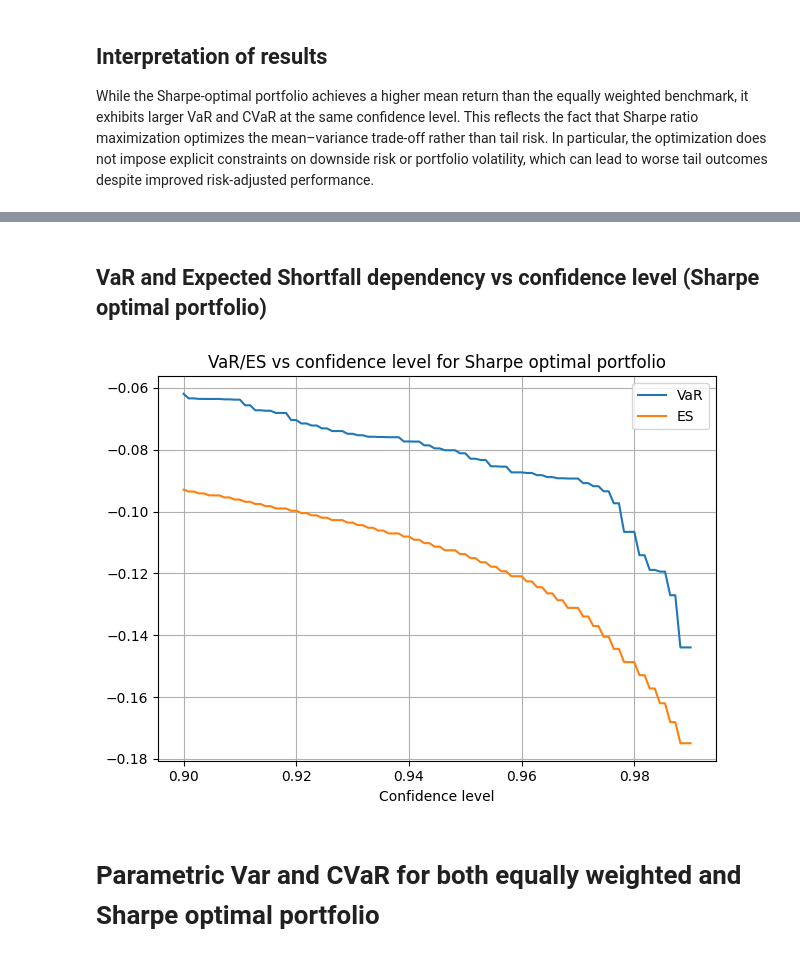
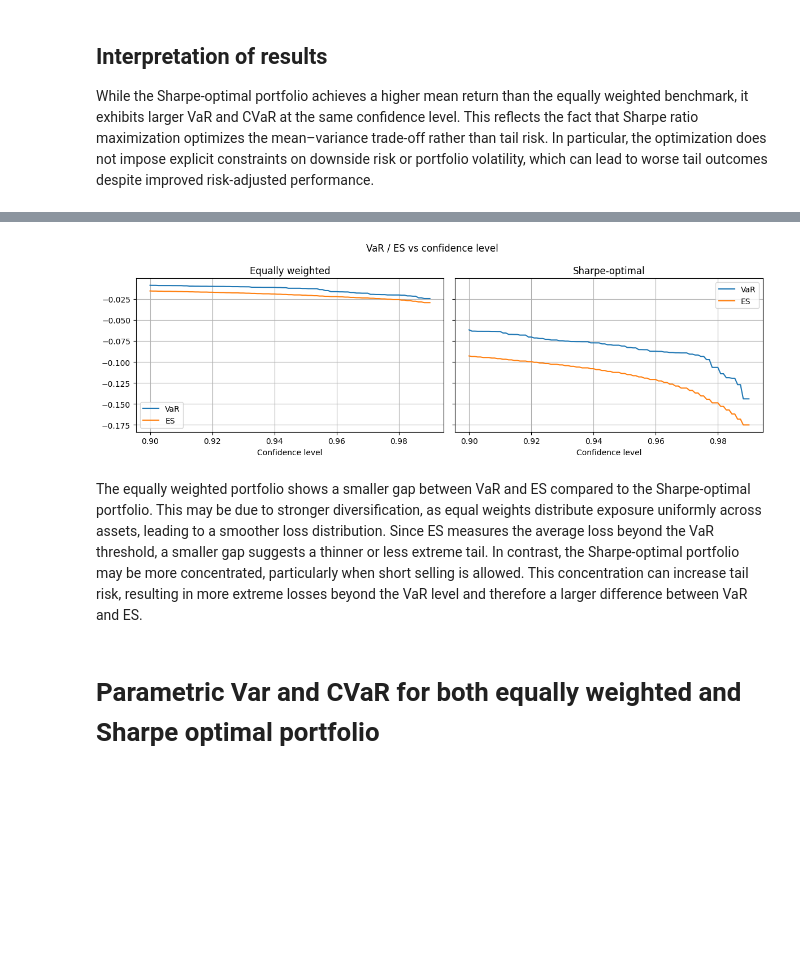
Before and after one commit to conformist89/optim-methods-asset-in-management, a Jupyter notebook: optim-intervace.ipynb, the cells around one changed output, grey strips where cells are left out. Saved outputs shown, nothing was run; the diff lists cells and outputs as text; code cells hidden in the pictures; blank space fills up the shorter version.

Commit message:
Added function that plots VaR and ES across confidence levels

```diff
--- a/optim-intervace.ipynb
+++ b/optim-intervace.ipynb
@@ -212,2 +199,0 @@ plt.tight_layout()
-# %% [markdown]
-## VaR and Expected Shortfall dependency vs confidence level (Sharpe optimal portfolio)
@@ -216,16 +200,21 @@ plt.tight_layout()
 # %%
 var_90_99_sharpe = get_var(sharpe_daily_ret_port, conf_levels_90_99)
 cvar_90_99_sharpe = get_cvar(sharpe_daily_ret_port, conf_levels_90_99)
-# %%
-plt.plot(conf_levels_90_99, var_90_99_sharpe, label="VaR")
-plt.plot(conf_levels_90_99, cvar_90_99_sharpe, label="ES")
-plt.title("VaR/ES vs confidence level for Sharpe optimal portfolio")
-plt.xlabel("Confidence level")
-plt.grid(True)
-plt.legend()
-plt.tight_layout()
-# %% [output]
-[figure, removed]
+# %%
+fig, axes = plt.subplots(1, 2, figsize=(12, 4), sharey=True)
+
+plot_var_es_conf_level(conf_levels_90_99, var_90_99_eq, cvar_90_99_eq,
+            "Equally weighted", ax=axes[0])
+plot_var_es_conf_level(conf_levels_90_99, var_90_99_sharpe, cvar_90_99_sharpe,
+            "Sharpe-optimal", ax=axes[1])
+
+fig.suptitle("VaR / ES vs confidence level")
+fig.tight_layout()
+plt.show()
+# %% [output]
+[figure, added]
+# %% [markdown]
+The equally weighted portfolio shows a smaller gap between VaR and ES compared to the Sharpe-optimal portfolio. This may be due to stronger diversification, as equal weights distribute exposure uniformly across assets, leading to a smoother loss distribution. Since ES measures the average loss beyond the VaR threshold, a smaller gap suggests a thinner or less extreme tail. In contrast, the Sharpe-optimal portfolio may be more concentrated, particularly when short selling is allowed. This concentration can increase tail risk, resulting in more extreme losses beyond the VaR level and therefore a larger difference between VaR and ES.
 # %% [markdown]
 # Parametric Var and CVaR for both equally weighted and Sharpe optimal portfolio
 # %%
```
Also changed, not shown: parts of 11 cells of this notebook, 1 other file.
